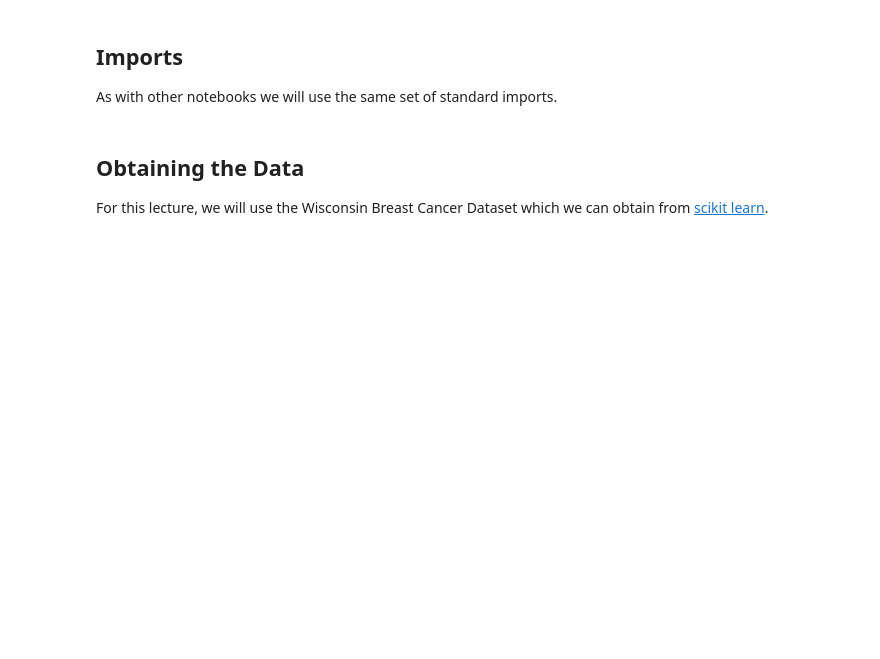
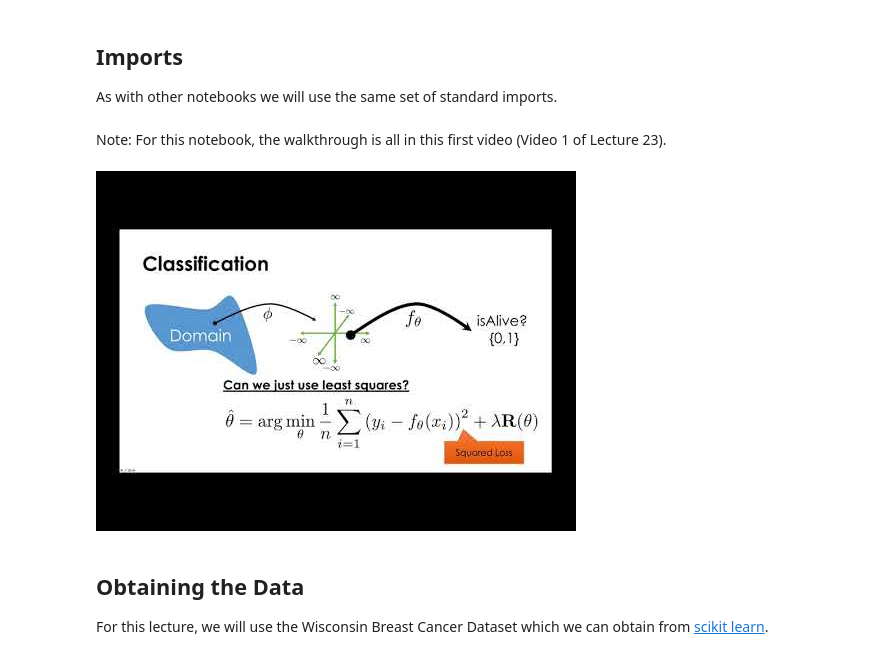
Before and after one commit to DS-100/sp20, a Jupyter notebook: resources/assets/lectures/lec23/LogisticRegressionPart1.ipynb, the cells around one changed output. Cells and saved outputs as stored; diff of their text form; code cells hidden in the pictures; blank space fills up the shorter version.

```diff
--- a/resources/assets/lectures/lec23/LogisticRegressionPart1.ipynb
+++ b/resources/assets/lectures/lec23/LogisticRegressionPart1.ipynb
@@ -24,6 +24,13 @@ from sklearn.model_selection import train_test_split
 from sklearn.model_selection import cross_val_score
 from sklearn.linear_model import LinearRegression
 from sklearn.linear_model import LogisticRegression, LogisticRegressionCV
+# %% [markdown]
+Note: For this notebook, the walkthrough is all in this first video (Video 1 of Lecture 23).
+# %%
+from IPython.display import YouTubeVideo
+YouTubeVideo("FU_2LmfYOw4")
+# %% [output]
+[figure, added]
 # %% [markdown]
 ## Obtaining the Data
 
```
Also changed, not shown: parts of 4 cells of this notebook, 1 other file.
